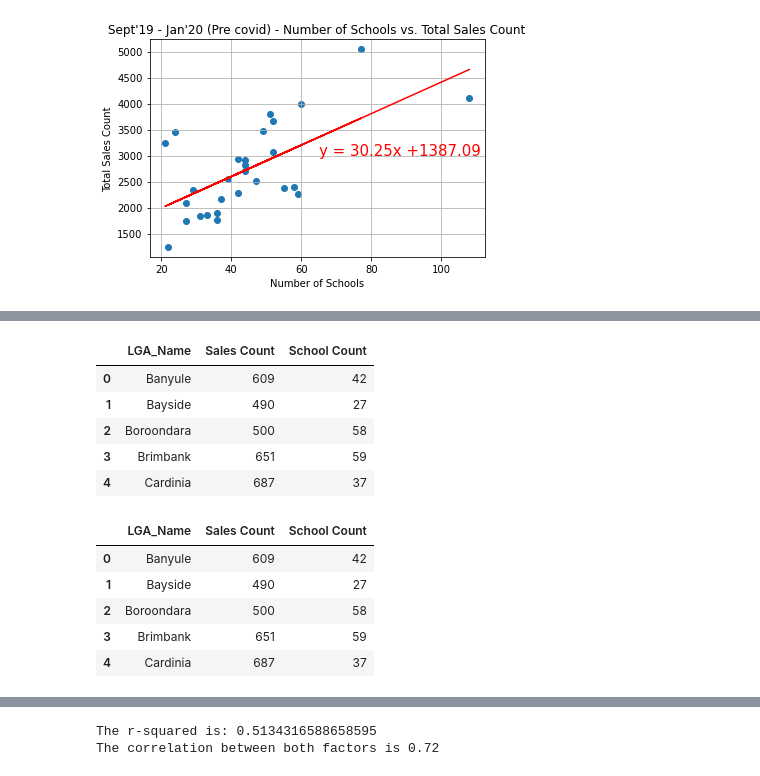
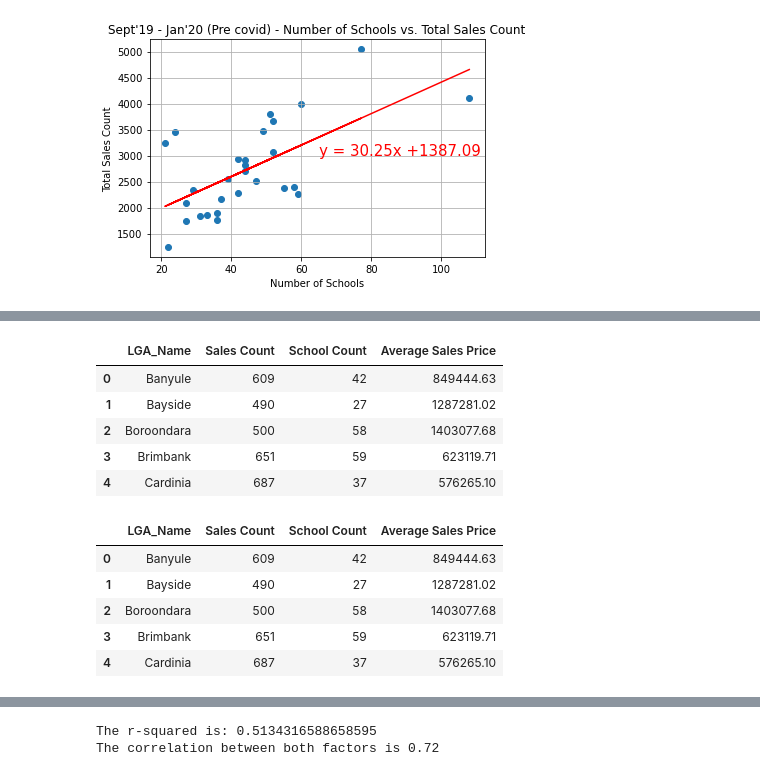
Before and after one commit to jeremychiaa/covid-victorian-real-estate, a Jupyter notebook: cleaned_schools.ipynb, the cells around one changed output, grey strips where cells are left out. Saved outputs shown, nothing was run; the diff lists cells and outputs as text; code cells hidden in the pictures.

```diff
--- a/cleaned_schools.ipynb
+++ b/cleaned_schools.ipynb
@@ -224,12 +233,13 @@ sales_covid_df = pd.read_csv(sales_covid_file)
 sales_covid_df = sales_covid_df[["LGA_Name", "price"]]
 
 # Groupby LGA name
-covid_grouped_sales = sales_covid_df.groupby(["LGA_Name"])
+covid_grouped = sales_covid_df.groupby(["LGA_Name"])
 
 # Count number of sales
-covid_grouped_sales = covid_grouped_sales["price"].count()
+covid_grouped_sales = covid_grouped["price"].count()
 
-covid_grouped_sales = pd.DataFrame(covid_grouped_sales)
+# Reset to default
+covid_grouped_sales = pd.DataFrame(covid_grouped_sales).reset_index()
 
 # Rename price to count
 covid_grouped_sales = covid_grouped_sales.rename(columns={"price": "Sales Count"})
@@ -244,0 +254,9 @@ covid_grouped_sales.head()
+# %%
+# Find average price of properties
+covid_grouped_avg_price = round(covid_grouped["price"].mean(), 2)
+
+covid_grouped_avg_price = pd.DataFrame(covid_grouped_avg_price).reset_index()
+
+# Rename price to count
+covid_grouped_avg_price = covid_grouped_avg_price.rename(columns={"price": "Average Sales Price"})
+covid_grouped_avg_price.head()
@@ -245,32 +270,33 @@ covid_grouped_sales.head()
 # %%
 # Merge school count into covid sales count
 covid_merged_lga_school_df = pd.merge(covid_grouped_sales, schools_count_df, on="LGA_Name")
-covid_merged_lga_school_df.head()
+covid_merged_lga_school_df_2 = pd.merge(covid_merged_lga_school_df, covid_grouped_avg_price, on="LGA_Name")
+covid_merged_lga_school_df_2.head()
 # %% [output]
-|  | LGA_Name | Sales Count | School Count |
-| 0 | Banyule | 609 | 42 |
-| 1 | Bayside | 490 | 27 |
-| 2 | Boroondara | 500 | 58 |
-| 3 | Brimbank | 651 | 59 |
-| 4 | Cardinia | 687 | 37 |
+|  | LGA_Name | Sales Count | School Count | Average Sales Price |
+| 0 | Banyule | 609 | 42 | 849444.63 |
+| 1 | Bayside | 490 | 27 | 1287281.02 |
+| 2 | Boroondara | 500 | 58 | 1403077.68 |
+| 3 | Brimbank | 651 | 59 | 623119.71 |
+| 4 | Cardinia | 687 | 37 | 576265.10 |
 # %%
 # Removing outliers in data using z-score
 # Only retrieve interested columns
-covid_merged_lga_school = covid_merged_lga_school_df[["Sales Count", "School Count"]]
+covid_merged_lga_school_df_2 = covid_merged_lga_school_df_2[["Sales Count", "School Count", "Average Sales Price"]]
 
 # Run zscore function
-new_covid_merged_lga_school = zscore_function(covid_merged_lga_school, "new_covid_merged_lga_school")
+new_covid_merged_lga_school = zscore_function(covid_merged_lga_school_df_2, "new_covid_merged_lga_school")
 
 # Adding LGA_Name column to new df
 new_covid_merged_lga_school["LGA_Name"] = covid_merged_lga_school_df["LGA_Name"]
 
 # Rearrange columns
-new_covid_merged_lga_school = new_covid_merged_lga_school[["LGA_Name", "Sales Count", "School Count"]]
+new_covid_merged_lga_school = new_covid_merged_lga_school[["LGA_Name", "Sales Count", "School Count", "Average Sales Price"]]
 new_covid_merged_lga_school.head()
 # %% [output]
-|  | LGA_Name | Sales Count | School Count |
-| 0 | Banyule | 609 | 42 |
-| 1 | Bayside | 490 | 27 |
-| 2 | Boroondara | 500 | 58 |
-| 3 | Brimbank | 651 | 59 |
-| 4 | Cardinia | 687 | 37 |
+|  | LGA_Name | Sales Count | School Count | Average Sales Price |
+| 0 | Banyule | 609 | 42 | 849444.63 |
+| 1 | Bayside | 490 | 27 | 1287281.02 |
+| 2 | Boroondara | 500 | 58 | 1403077.68 |
+| 3 | Brimbank | 651 | 59 | 623119.71 |
+| 4 | Cardinia | 687 | 37 | 576265.10 |
```
Also changed, not shown: parts of 12 cells of this notebook, 2 other files.
